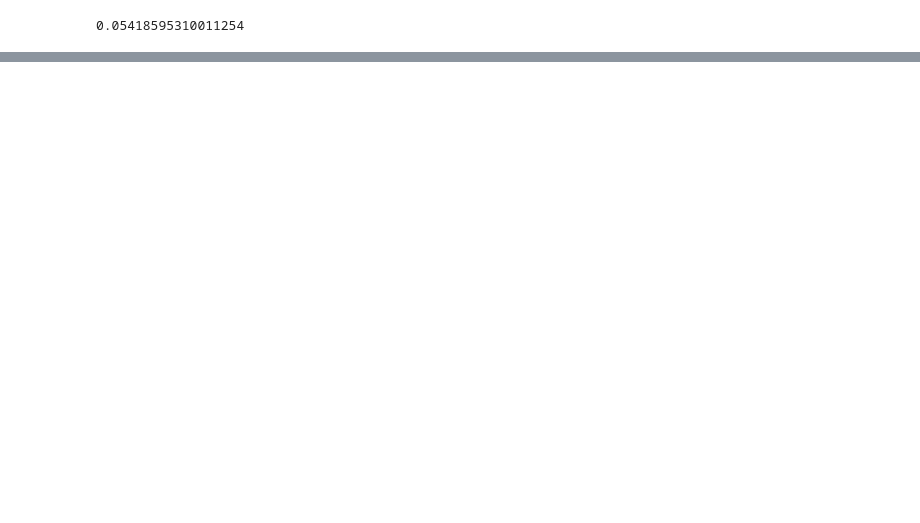
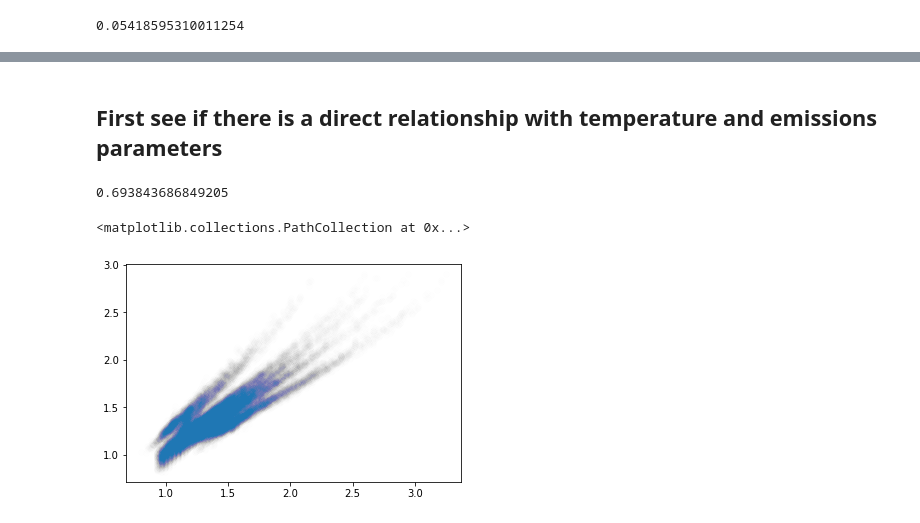
Before and after one commit to Rlamboll/PROVIDEemissions, a Jupyter notebook: notebooks/CompressPathways.ipynb, the cells around one changed output, grey strips where cells are left out. Cells and saved outputs as stored; diff of their text form; code cells hidden in the pictures; blank space fills up the shorter version.

Commit message:
Added function to decode relation between emissions variables and PCA

```diff
--- a/notebooks/CompressPathways.ipynb
+++ b/notebooks/CompressPathways.ipynb
@@ -336,0 +349,8 @@ Text(0.5, 1.0, 'Reconstructed 5 for all data')
+# %%
+def decode_scen(df):
+    df["factor2030"] = [float(x[1][:4]) for x in df["scenario"].str.split("2030fact")]
+    df["nzdate"] = [int(x[1][:4]) for x in df["scenario"].str.split("_nz")]
+    df["overshoot"] = [float(x[3][2:]) for x in df["scenario"].str.split("_")]
+    df["methane"] = [float(x[4][4:]) for x in df["scenario"].str.split("_")]
+    return df
+temps_py_desc = decode_scen(temps_py_desc)
@@ -336,0 +401,2 @@ Text(0.5, 1.0, 'Reconstructed 5 for all data')
+# %% [markdown]
+## First see if there is a direct relationship with temperature and emissions parameters
@@ -336,0 +407,22 @@ Text(0.5, 1.0, 'Reconstructed 5 for all data')
+# %%
+functional_cols = ["year", "factor2030", "nzdate", "overshoot", "methane"]
+poly = PolynomialFeatures(degree=3)
+poly_variables = poly.fit_transform(temps_py_desc.loc[:, functional_cols])
+results = temps_py_desc.loc[:, "value"]
+# %%
+poly_var_train, poly_var_test, res_train, res_test = train_test_split(
+    poly_variables, results, test_size = 0.2, random_state = 4
+)
+# %%
+regression = linear_model.LinearRegression()
+poly_model = regression.fit(poly_var_train, res_train)
+score = poly_model.score(poly_var_test, res_test)
+score
+# Unimpressive score for all values of degree
+# %% [output]
+0.693843686849205
+# %%
+plt.scatter(res_test, poly_model.predict(poly_var_test), alpha=0.005)
+# %% [output]
+<matplotlib.collections.PathCollection at 0x...>
+[figure, added]
```
Also changed, not shown: parts of 34 cells of this notebook.
